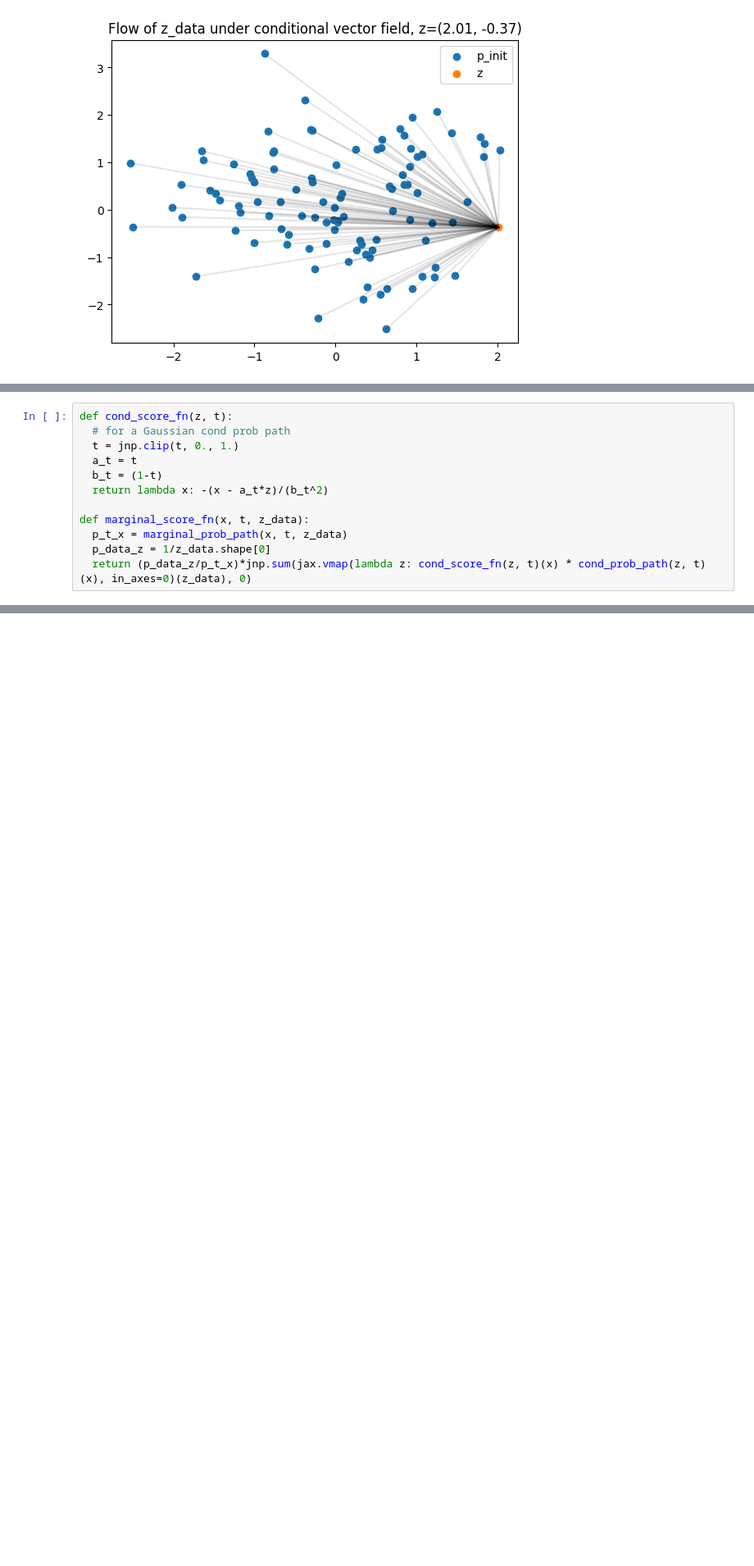
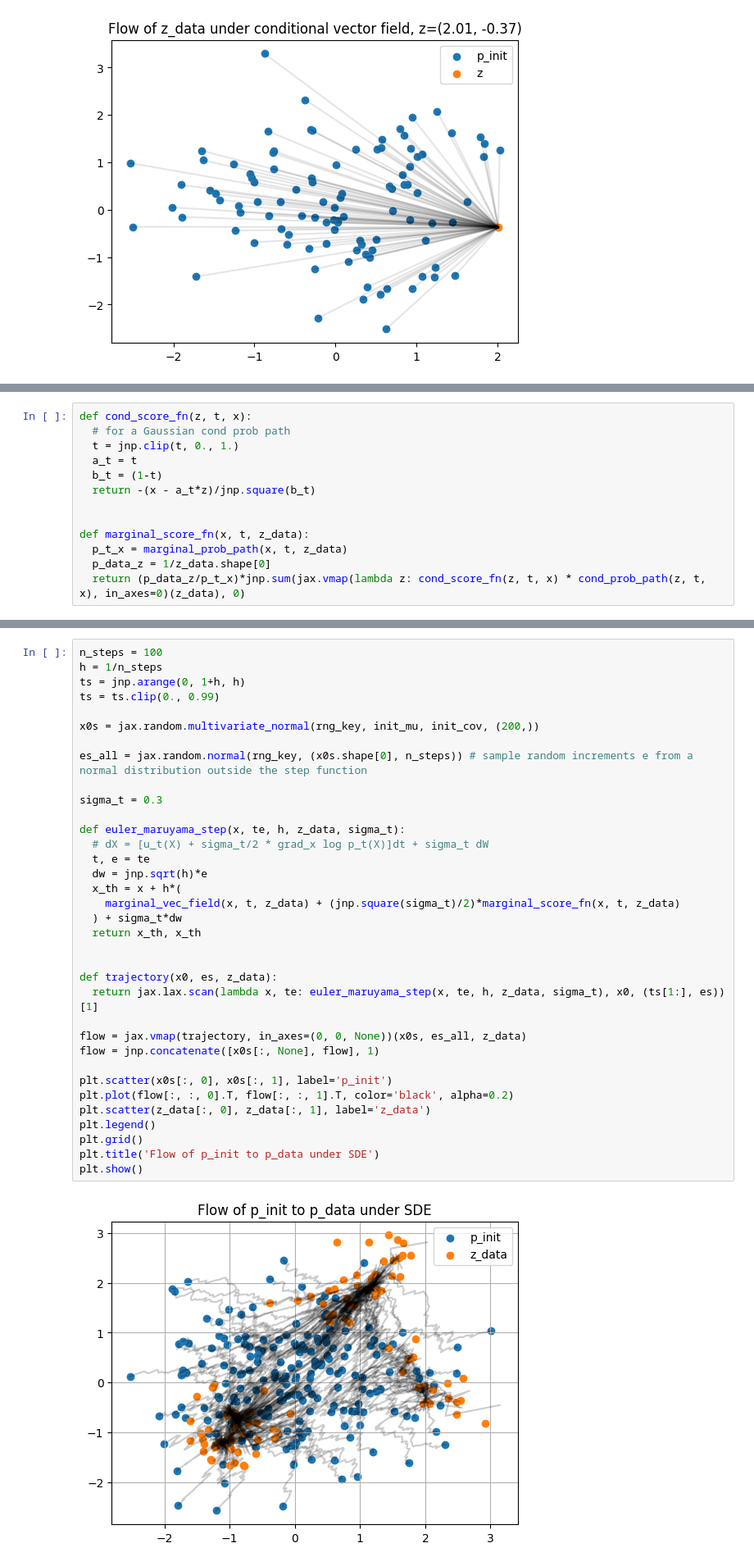
Before and after one commit to thelmn/quantfin_examples, a Jupyter notebook: flow-diffusion/flow-diffusion-ode-sde-intro.ipynb, the cells around one changed output, grey strips where cells are left out. Shown at 82% size. Drawn from its saved outputs; the diff is of its cells as text; blank space fills up the shorter version.

```diff
--- a/flow-diffusion/flow-diffusion-ode-sde-intro.ipynb
+++ b/flow-diffusion/flow-diffusion-ode-sde-intro.ipynb
@@ -356,14 +361,15 @@ $$
 \end{aligned}
 $$
 # %%
-def cond_score_fn(z, t):
+def cond_score_fn(z, t, x):
   # for a Gaussian cond prob path
   t = jnp.clip(t, 0., 1.)
   a_t = t
   b_t = (1-t)
-  return lambda x: -(x - a_t*z)/(b_t^2)
+  return -(x - a_t*z)/jnp.square(b_t)
+
 
 def marginal_score_fn(x, t, z_data):
   p_t_x = marginal_prob_path(x, t, z_data)
   p_data_z = 1/z_data.shape[0]
-  return (p_data_z/p_t_x)*jnp.sum(jax.vmap(lambda z: cond_score_fn(z, t)(x) * cond_prob_path(z, t)(x), in_axes=0)(z_data), 0)
+  return (p_data_z/p_t_x)*jnp.sum(jax.vmap(lambda z: cond_score_fn(z, t, x) * cond_prob_path(z, t, x), in_axes=0)(z_data), 0)
@@ -371,0 +376,37 @@ def marginal_score_fn(x, t, z_data):
+# %%
+n_steps = 100
+h = 1/n_steps
+ts = jnp.arange(0, 1+h, h)
+ts = ts.clip(0., 0.99)
+
+x0s = jax.random.multivariate_normal(rng_key, init_mu, init_cov, (200,))
+
+es_all = jax.random.normal(rng_key, (x0s.shape[0], n_steps)) # sample random increments e from a normal distribution outside the step function
+
+sigma_t = 0.3
+
+def euler_maruyama_step(x, te, h, z_data, sigma_t):
+  # dX = [u_t(X) + sigma_t/2 * grad_x log p_t(X)]dt + sigma_t dW
+  t, e = te
+  dw = jnp.sqrt(h)*e
+  x_th = x + h*(
+    marginal_vec_field(x, t, z_data) + (jnp.square(sigma_t)/2)*marginal_score_fn(x, t, z_data)
+  ) + sigma_t*dw
+  return x_th, x_th
+
+
+def trajectory(x0, es, z_data):
+  return jax.lax.scan(lambda x, te: euler_maruyama_step(x, te, h, z_data, sigma_t), x0, (ts[1:], es))[1]
+
+flow = jax.vmap(trajectory, in_axes=(0, 0, None))(x0s, es_all, z_data)
+flow = jnp.concatenate([x0s[:, None], flow], 1)
+
+plt.scatter(x0s[:, 0], x0s[:, 1], label='p_init')
+plt.plot(flow[:, :, 0].T, flow[:, :, 1].T, color='black', alpha=0.2)
+plt.scatter(z_data[:, 0], z_data[:, 1], label='z_data')
+plt.legend()
+plt.grid()
+plt.title('Flow of p_init to p_data under SDE')
+plt.show()
+# %% [output]
+[figure, added]
```
Also changed, not shown: parts of 9 cells of this notebook, 1 other file.
